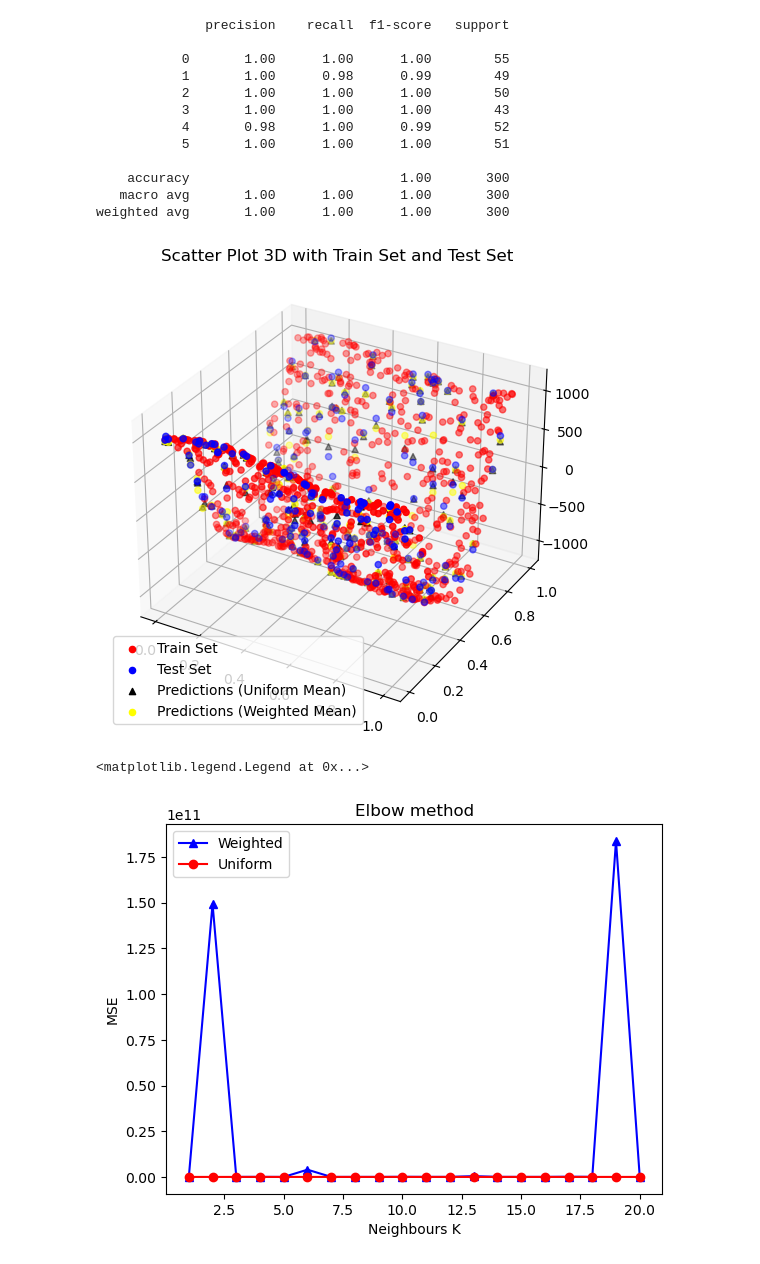
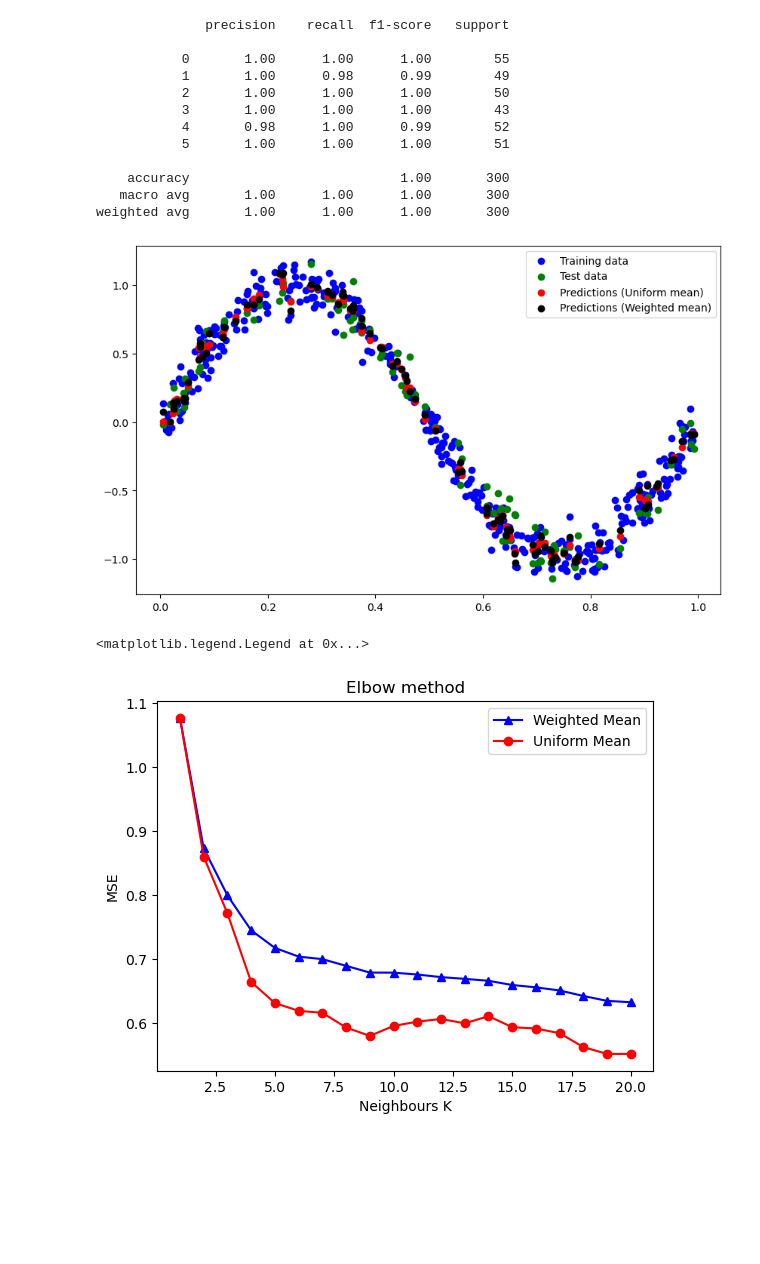
Before and after one commit to CarloSantam/KNN-from-scratch, a Jupyter notebook: KNN from scratch.ipynb, the cells around one changed output. Saved outputs shown, nothing was run; the diff lists cells and outputs as text; code cells hidden in the pictures; blank space fills up the shorter version.

```diff
--- a/KNN from scratch.ipynb
+++ b/KNN from scratch.ipynb
@@ -28,6 +28,11 @@ def Minkoski(x,y,p):
     return d
 # %%
 
+#we define here Minkowski distance
+def Minkoski(x,y,p):
+    k=np.abs(x-y)
+    d=(np.sum(k**p))**(1/p)
+    return d
 class KNN:
 
     def __init__(self,n_neighbors=5,p=2,task='classification',mean='uniform'):
@@ -57,13 +62,14 @@ class KNN:
             #let's modify distance as numpy array
             sorted_indices=np.argsort(distance[:,0])[:self.k]
             #let's compute indices for k nearest neighbors
-            distance=distance[sorted_indices,1]
-            #let's compute distance for each distance
-            weights=1/(distance+1e-5)
+            label=distance[sorted_indices,1]
+            #let's compute distance
+            weights=1/(distance[sorted_indices,0]+1e-5)
             #let's compute weights with 1e-5 to avoid division by zero
-            label,counts=np.unique(distance, return_counts=True)
-            #let's compute most commons label and counts them
+
             if self.task=='classification':
+                label,counts=np.unique(label, return_counts=True)
+                #let's compute most commons label and counts them
                 label=label[np.argmax(counts)] #if our task is classification let's compute most common labels
                 #of k nearest neighbors
             elif self.task=='regression':
@@ -152,16 +158,14 @@ print(classification_report(y_test, y_pred)) #let's check analysis
    macro avg       1.00      1.00      1.00       300
 weighted avg       1.00      1.00      1.00       300
 # %%
+
 #Here we make just a simple test for regression
+
 np.random.seed(42)
-x = np.random.rand(1000, 1)
-y = np.random.rand(1000, 1)
+X = np.random.rand(500, 1)
+y = np.sin(2 * np.pi * X).ravel() + np.random.randn(500) * 0.1  # noisy sine wave
 
-X=np.concatenate((x.T,y.T)).T
-
-Y= 100*np.ravel(np.sin(2 * np.pi * x)+10*np.cos(2 * np.pi * y)+ np.random.randn(1000,1) * 0.1)   # noisy sine wave
-
-X_train, X_test, y_train, y_test = train_test_split(X, Y, test_size=0.2, random_state=42)
+X_train, X_test, y_train, y_test = train_test_split(X, y, test_size=0.2, random_state=42)
 
 knn = KNN(task='regression')
 knn.fit(X_train, y_train)
@@ -174,49 +178,45 @@ knn.fit(X_train, y_train)
 predictions2=knn.predict(X_test)
 
 fig = plt.figure(figsize=(10,6))
-ax = fig.add_subplot(111, projection='3d')
-ax.scatter(X_train[:, 0], X_train[:, 1], y_train, c='red',label='Train Set')
 
-ax.scatter(X_test[:, 0], X_test[:, 1], y_test, c='blue',label='Test Set')
+plt.scatter(X_train, y_train, label="Training data", color="blue")
+plt.scatter(X_test, y_test, label="Test data", color="green")
+plt.scatter(X_test, predictions, label="Predictions (Uniform mean)", color="red")
+plt.scatter(X_test, predictions2, label="Predictions (Weighted mean)", color="black")
 
-ax.scatter(X_test[:, 0], X_test[:, 1], predictions, marker='^', c='black',label='Predictions (Uniform Mean)')
-
-ax.scatter(X_test[:, 0], X_test[:, 1], predictions2, c='yellow',label='Predictions (Weighted Mean)')
-
-ax.set_title('Scatter Plot 3D with Train Set and Test Set')
-ax.legend()
-
+plt.legend()
+plt.show()
 plt.show()
 
 max_k=20
 
 mse_u=np.random.rand(max_k,1)
 
 mse_w=np.random.rand(max_k,1)
 
 for k in range(0,max_k):
     knn = KNN(n_neighbors=(k+1),task='regression',mean='uniform')
     knn.fit(X_train, y_train)
     predictions_u=knn.predict(X_test)
 
     mse_u[k]=1/2*np.sum((predictions_u-y_test)**2)
 
     knn = KNN(n_neighbors=(k+1),task='regression',mean='weighted')
     knn.fit(X_train, y_train)
     predictions_w=knn.predict(X_test)
 
     mse_w[k]=1/2*np.sum((predictions_w-y_test)**2)
 
-plt.plot(range(1,len(mse_w)+1),mse_w, marker='^', linestyle='-', color='b', label='Weighted')
+plt.plot(range(1,len(mse_w)+1),mse_w, marker='^', linestyle='-', color='b', label='Weighted Mean')
 
-plt.plot(range(1,len(mse_u)+1),mse_u, marker='o', linestyle='-', color='r', label='Uniform')
+plt.plot(range(1,len(mse_u)+1),mse_u, marker='o', linestyle='-', color='r', label='Uniform Mean')
 
 
 plt.xlabel('Neighbours K')
 plt.ylabel('MSE')
 plt.title('Elbow method')
 plt.legend()
 # %% [output]
-[figure, old version]
+[figure, new version]
 <matplotlib.legend.Legend at 0x...>
-[figure, old version]
+[figure, new version]
```
Also changed, not shown: 1 other file.
